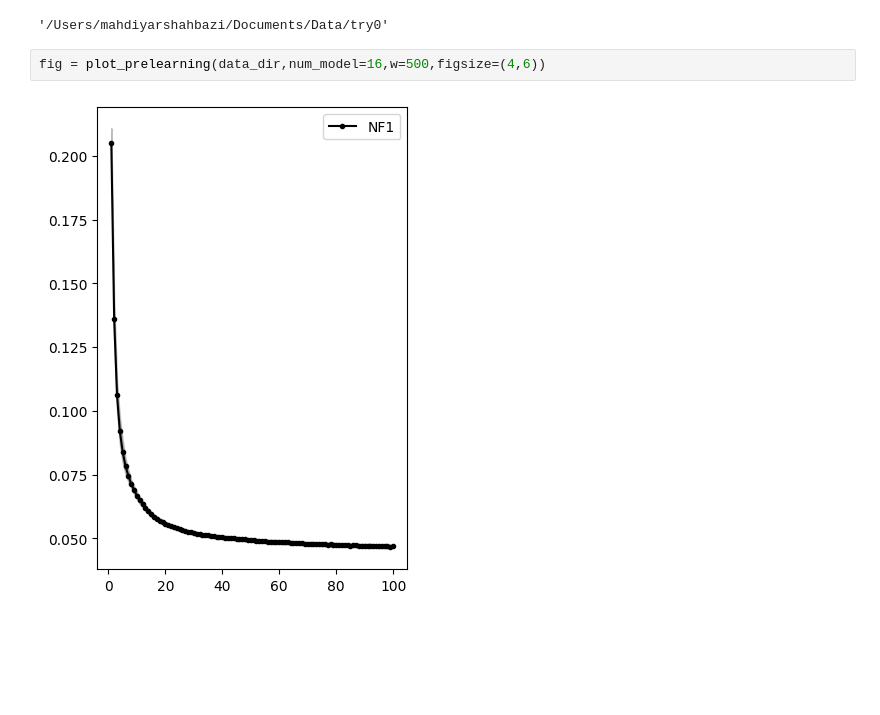
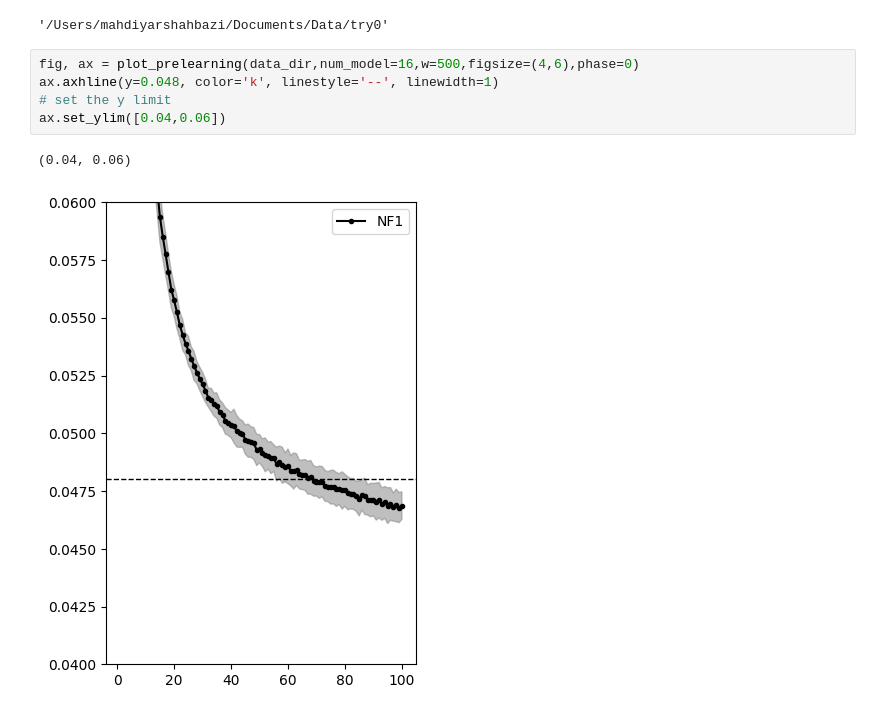
Before and after one commit to mshahbazi1997/MotorSavingModel, a Jupyter notebook: notebooks/test_networks.ipynb, the cells around one changed output. Drawn from its saved outputs; the diff is of its cells as text; blank space fills up the shorter version.

```diff
--- a/notebooks/test_networks.ipynb
+++ b/notebooks/test_networks.ipynb
@@ -47,6 +47,10 @@ data_dir
 # %% [output]
 '/Users/mahdiyarshahbazi/Documents/Data/try0'
 # %%
-fig = plot_prelearning(data_dir,num_model=16,w=500,figsize=(4,6))
+fig, ax = plot_prelearning(data_dir,num_model=16,w=500,figsize=(4,6),phase=0)
+ax.axhline(y=0.048, color='k', linestyle='--', linewidth=1)
+# set the y limit
+ax.set_ylim([0.04,0.06])
 # %% [output]
+(0.04, 0.06)
-[figure, old version]
+[figure, new version]
```
Also changed, not shown: 3 other files.
